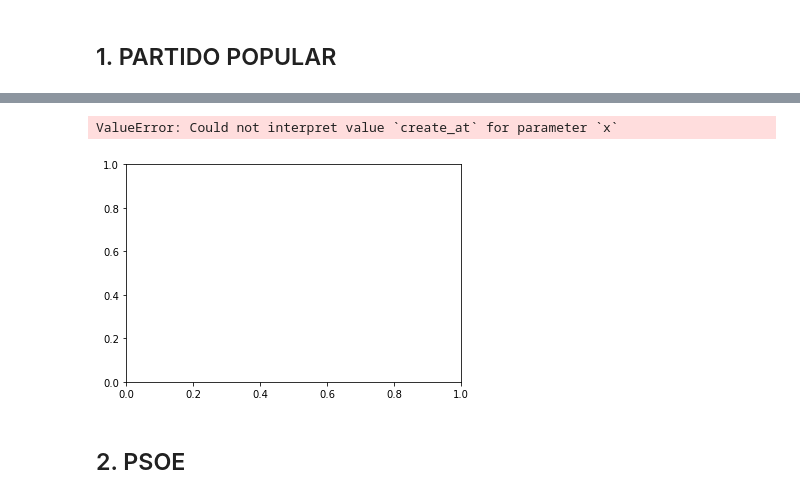
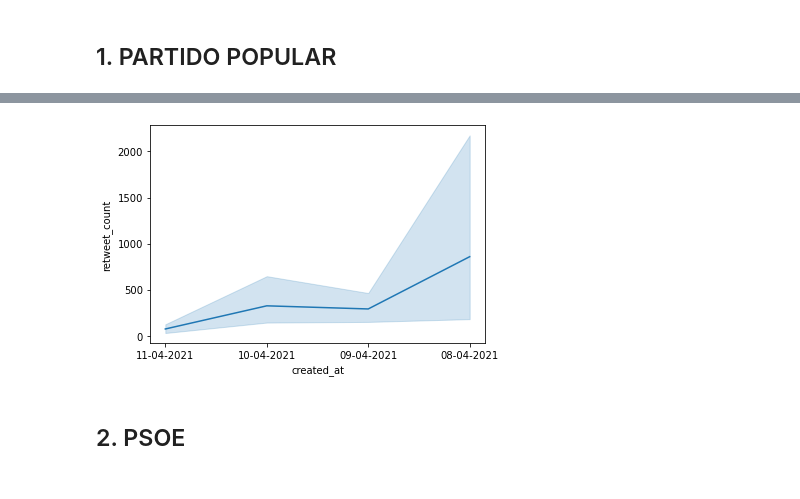
Before and after one commit to ssarahreyes/political_spanish_sentiment, a Jupyter notebook: notebooks/tweets_each_party.ipynb, the cells around one changed output, grey strips where cells are left out. Saved outputs shown, nothing was run; the diff lists cells and outputs as text; code cells hidden in the pictures.

Commit message:
date-cleaned

```diff
--- a/notebooks/tweets_each_party.ipynb
+++ b/notebooks/tweets_each_party.ipynb
@@ -59,3 +60,18 @@ columns_selected = ['created_at', 'id', 'full_text','retweeted_status.full_text'
                     'user.friends_count', 'user.statuses_count', 'entities.hashtags', 'entities.urls']
 # %%
 df_pp = df_pp_alltweets[columns_selected]
+# %%
+def transforming_format_dates(column):
+
+    list_dates = list(column)
+
+    new_format_dates = []
+
+    for d in list_dates:
+        old_format_date = datetime.strptime(d, '%a %b %d %H:%M:%S %z %Y')
+        new_format_date = datetime.strftime(old_format_date, '%d-%m-%Y')
+        new_format_dates.append(new_format_date)
+
+    return new_format_dates
+# %%
+df_pp['created_at'] = transforming_format_dates(df_pp['created_at'])
@@ -121,10 +100,9 @@ list_dates
 # %%
 # visualization
 fig, ax = plt.subplots(figsize=(6, 4))
-ax = sns.lineplot(data=df_pp, x='create_at', y='retweet_count')
+ax = sns.lineplot(data=df_pp, x='created_at', y='retweet_count')
 # %% [output]
-ValueError: Could not interpret value `create_at` for parameter `x`
-[figure, old version]
+[figure, new version]
 # %% [markdown]
 ## 2. PSOE
 # %%
```
Also changed, not shown: parts of 10 cells of this notebook, 1 other file.
